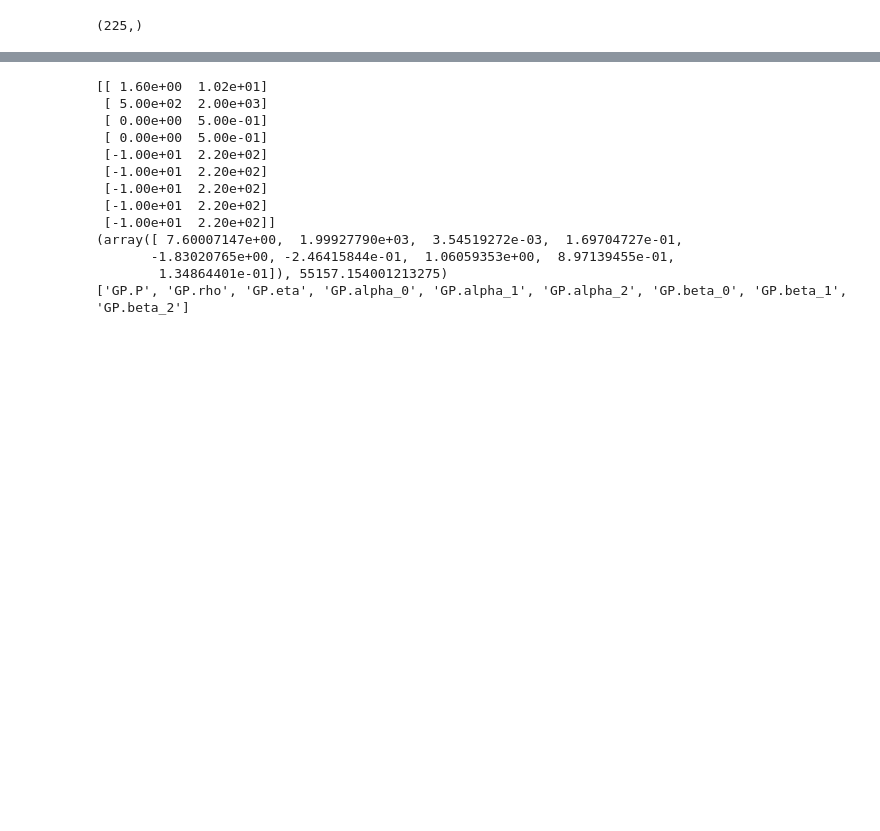
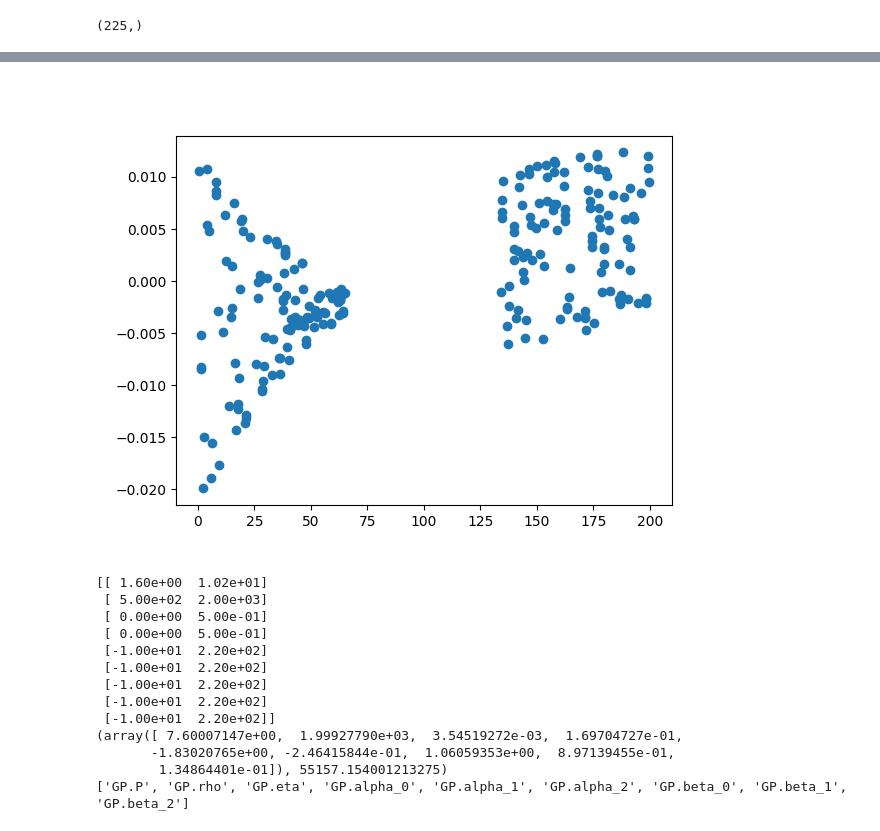
Before and after one commit to LucaMalavolta/PyORBIT, a Jupyter notebook: development/spleaf/test_improvedESP.ipynb, the cells around one changed output, grey strips where cells are left out. Saved outputs shown, nothing was run; the diff lists cells and outputs as text; code cells hidden in the pictures; blank space fills up the shorter version.

```diff
--- a/development/spleaf/test_improvedESP.ipynb
+++ b/development/spleaf/test_improvedESP.ipynb
@@ -190,0 +212,19 @@ print(D1_loglike)
+# %%
+D_param = D.param[1:]
+
+D_values = [ 3.8,
+          2000,
+          0.35,
+          1.00,
+          1.00,
+          1.00,
+          0.00,
+          0.00,
+  0.00]
+
+D.set_param(D_values, D_param)
+
+D_diagNEW = D.self_conditional(y_full, calc_cov='diag')
+
+D_loglike = D.loglike(y_full)
+print(D_loglike)
@@ -202,3 +286,9 @@ plt.show()
+# %%
+plt.figure()
+plt.scatter(t_full, D_diagNEW[0]-D_diag[0])
+plt.show()
+# %% [output]
+[figure, added]
 # %%
 # Fit the hyperparameters using the fmin_l_bfgs_b function from scipy.optimize.param
 # List of parameters to fit
```
Also changed, not shown: parts of 8 cells of this notebook, 2 other files.
